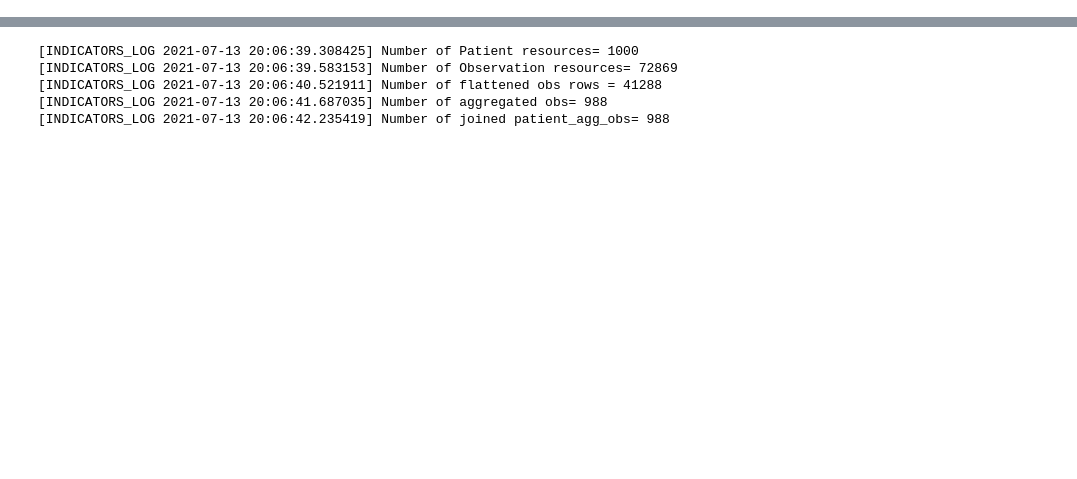
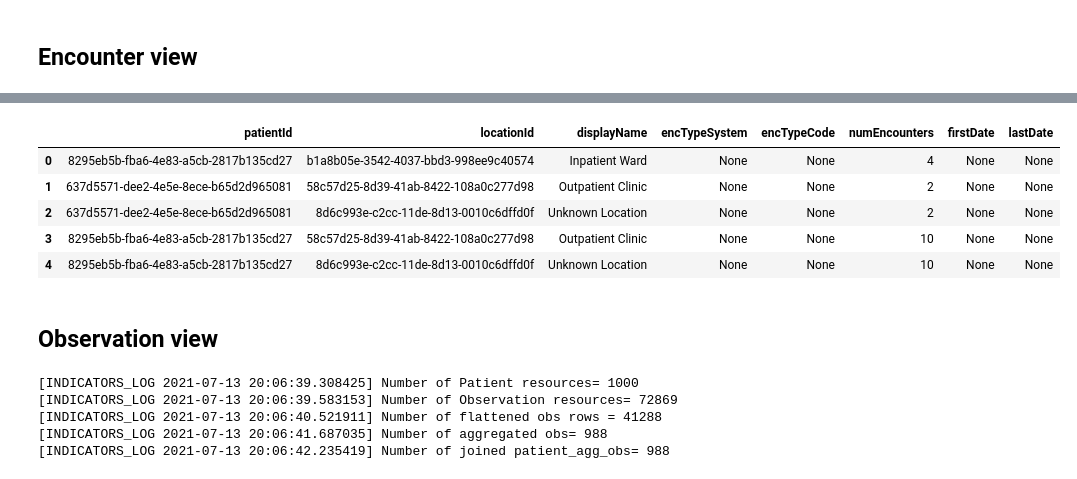
Before and after one commit to google/fhir-data-pipes, a Jupyter notebook: dwh/test_query_lib.ipynb, the cells around one changed output, grey strips where cells are left out. Cells and saved outputs as stored; diff of their text form; code cells hidden in the pictures; blank space fills up the shorter version.

Commit message:
Added an encounter view (#201)

```diff
--- a/dwh/test_query_lib.ipynb
+++ b/dwh/test_query_lib.ipynb
@@ -7,8 +7,14 @@ import pyspark.sql.functions as F
 import query_lib
 import indicator_lib
 # %%
-BASE_DIR='./test_files/'
+BASE_DIR='./test_files_small/'
 CODE_SYSTEM='http://snomed.info/sct'
 
 patient_query = query_lib.patient_query_factory(
     query_lib.Runner.SPARK, BASE_DIR, CODE_SYSTEM)
+# %% [markdown]
+## Encounter view
+# %%
+flat_enc_df = patient_query.get_patient_encounter_view()
+flat_enc_df.head()
+# %% [output]
@@ -15,3 +23,11 @@ patient_query = query_lib.patient_query_factory(
+|  | patientId | locationId | displayName | encTypeSystem | encTypeCode | numEncounters | firstDate | lastDate |
+| 0 | 8295eb5b-fba6-4e83-a5cb-2817b135cd27 | b1a8b05e-3542-4037-bbd3-998ee9c40574 | Inpatient Ward | None | None | 4 | None | None |
+| 1 | 637d5571-dee2-4e5e-8ece-b65d2d965081 | 58c57d25-8d39-41ab-8422-108a0c277d98 | Outpatient Clinic | None | None | 2 | None | None |
+| 2 | 637d5571-dee2-4e5e-8ece-b65d2d965081 | 8d6c993e-c2cc-11de-8d13-0010c6dffd0f | Unknown Location | None | None | 2 | None | None |
+| 3 | 8295eb5b-fba6-4e83-a5cb-2817b135cd27 | 58c57d25-8d39-41ab-8422-108a0c277d98 | Outpatient Clinic | None | None | 10 | None | None |
+| 4 | 8295eb5b-fba6-4e83-a5cb-2817b135cd27 | 8d6c993e-c2cc-11de-8d13-0010c6dffd0f | Unknown Location | None | None | 10 | None | None |
+# %% [markdown]
+## Observation view
 # %%
 _VL_CODE = '50373000'  # Height
 _ARV_PLAN = '106230009'  # Diagnosis certainty; uuid 159394AAAAAAAAAAAAAAAAAAAAAAAAAAAAAA
```
Also changed, not shown: parts of 1 cell of this notebook, 10 other files.
